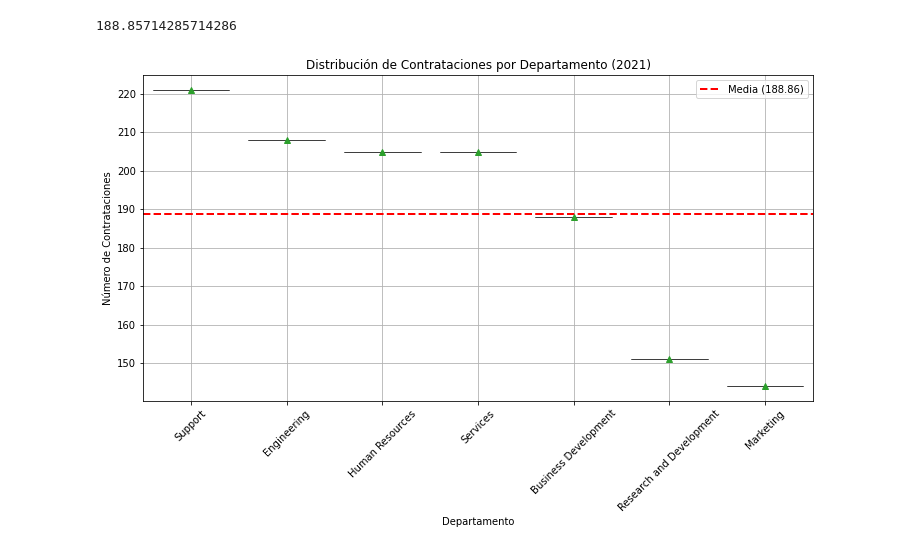
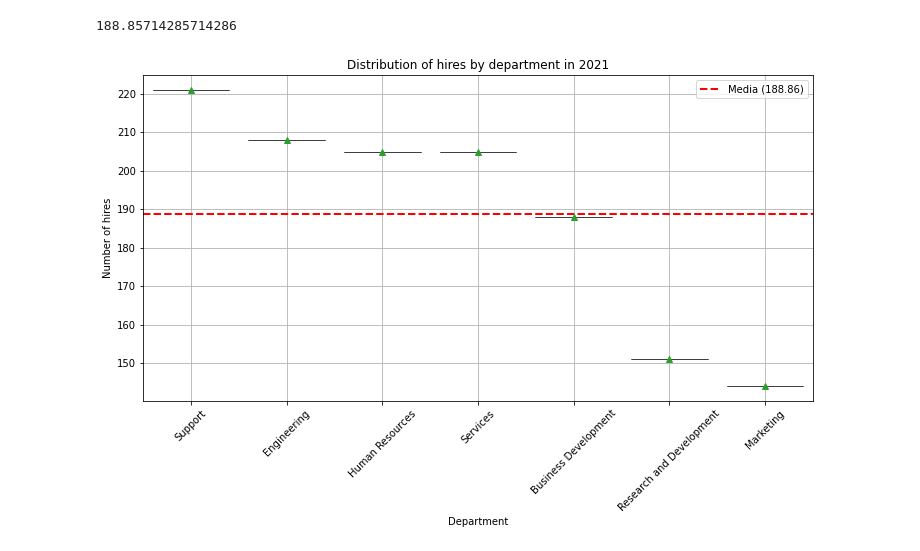
Before and after one commit to CamiloCorredor/chanllenge_apirest, a Jupyter notebook: src/dashboard.ipynb, the cells around one changed output. Saved outputs shown, nothing was run; the diff lists cells and outputs as text; code cells hidden in the pictures.

```diff
--- a/src/dashboard.ipynb
+++ b/src/dashboard.ipynb
@@ -110,20 +124,18 @@ mean_hired
 # %%
 mean_hired = df["total_hired"].mean()
 
 # Crear el diagrama de caja
 plt.figure(figsize=(12, 6))
 sns.boxplot(x="department_name", y="total_hired", data=df, showmeans=True)
 
-# Agregar una línea horizontal en la media
+
 plt.axhline(mean_hired, color='red', linestyle='dashed', linewidth=2, label=f"Media ({mean_hired:.2f})")
-
-# Mejorar visualización
 plt.xticks(rotation=45)
-plt.title("Distribución de Contrataciones por Departamento (2021)")
-plt.xlabel("Departamento")
-plt.ylabel("Número de Contrataciones")
-plt.legend()  # Mostrar la leyenda con la media
+plt.title("Distribution of hires by department in 2021")
+plt.xlabel("Department")
+plt.ylabel("Number of hires")
+plt.legend()
 plt.grid(True)
 plt.show()
 # %% [output]
-[figure, old version]
+[figure, new version]
```
Also changed, not shown: parts of 1 cell of this notebook, 3 other files.
